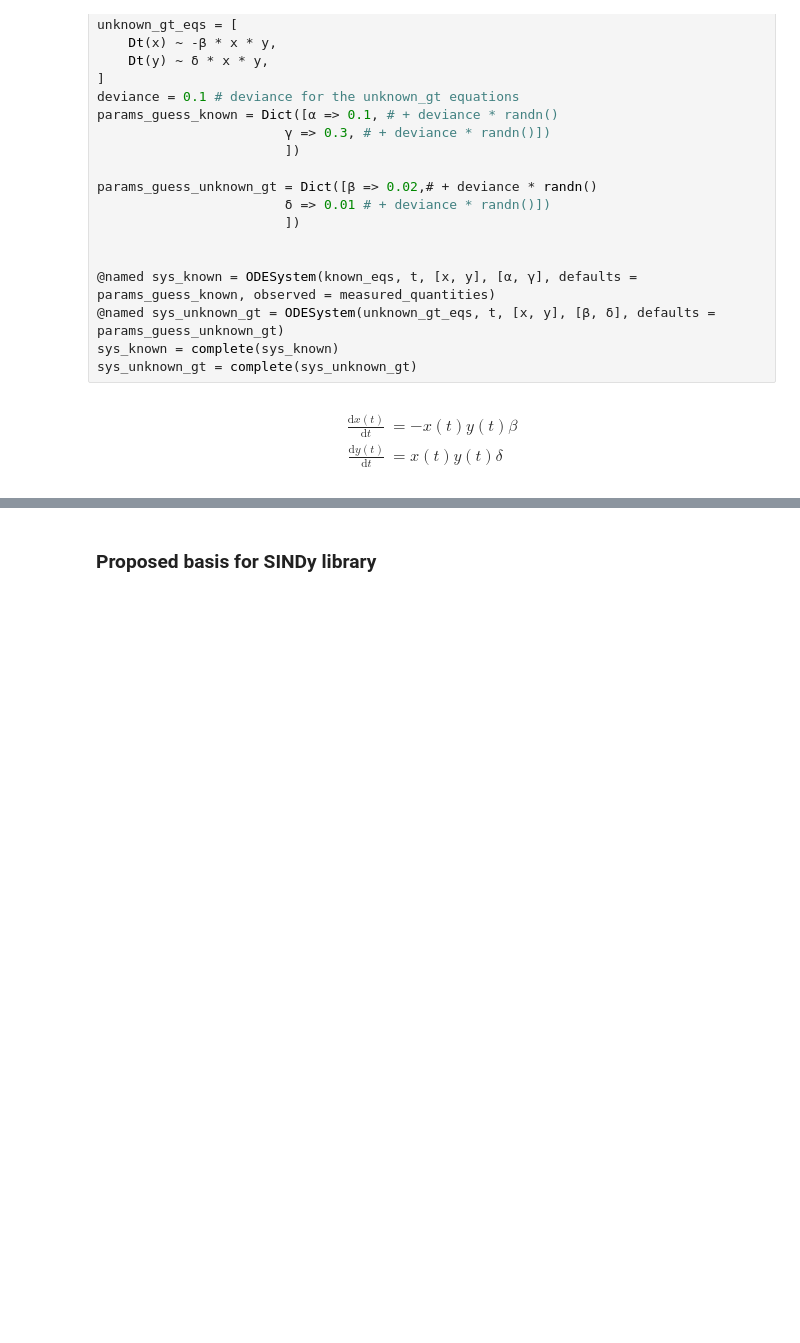
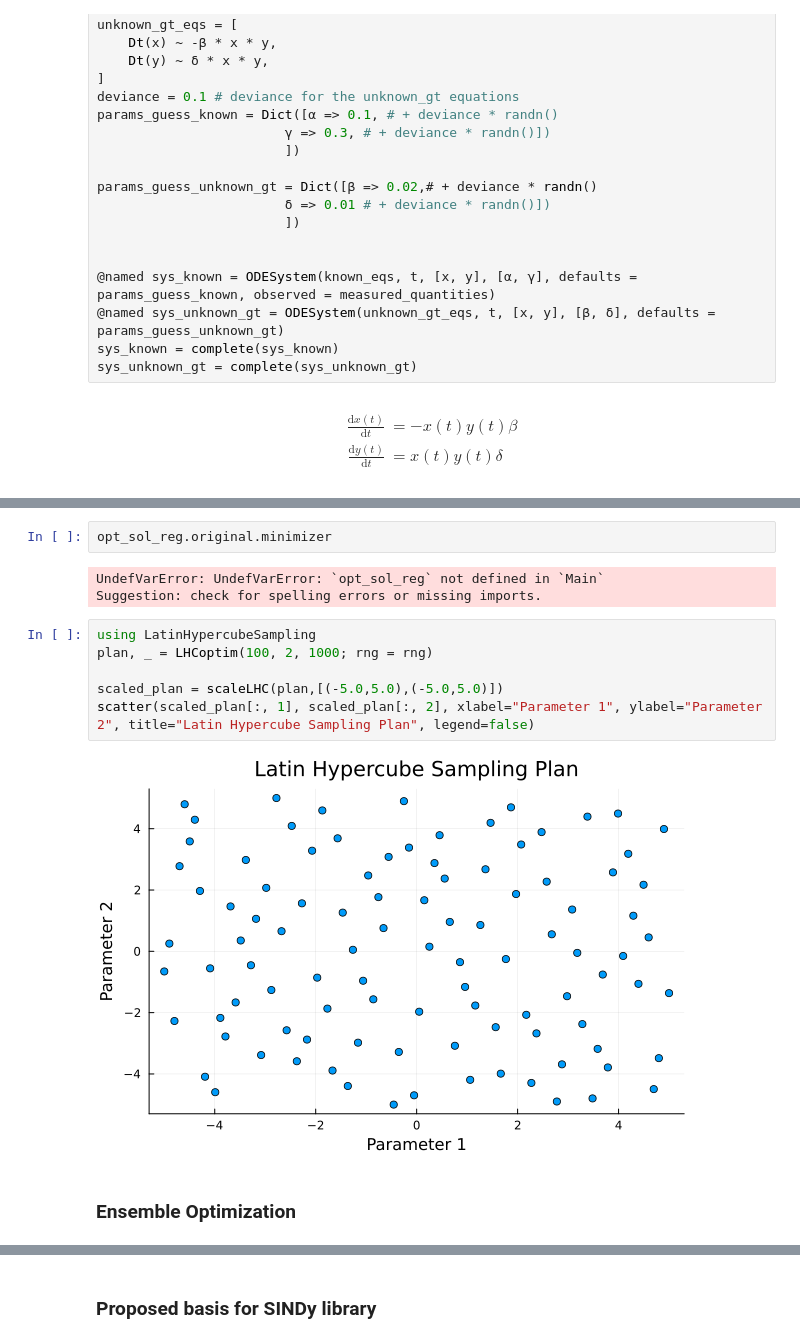
Before and after one commit to MarcusGalea/discovering_hidden_physics, a Jupyter notebook: scripts/LV_SINDy.ipynb, the cells around one changed output, grey strips where cells are left out. Drawn from its saved outputs; the diff is of its cells as text; blank space fills up the shorter version.

```diff
--- a/scripts/LV_SINDy.ipynb
+++ b/scripts/LV_SINDy.ipynb
@@ -171,0 +300,15 @@ test_measurements = measurements[test_idcs, :]
+# %%
+opt_sol_reg.original.minimizer
+# %% [output]
+UndefVarError: UndefVarError: `opt_sol_reg` not defined in `Main`
+Suggestion: check for spelling errors or missing imports.
+# %%
+using LatinHypercubeSampling
+plan, _ = LHCoptim(100, 2, 1000; rng = rng)
+
+scaled_plan = scaleLHC(plan,[(-5.0,5.0),(-5.0,5.0)])
+scatter(scaled_plan[:, 1], scaled_plan[:, 2], xlabel="Parameter 1", ylabel="Parameter 2", title="Latin Hypercube Sampling Plan", legend=false)
+# %% [output]
+[figure, added]
+# %% [markdown]
+### Ensemble Optimization
```
Also changed, not shown: parts of 51 cells of this notebook, 13 other files.
